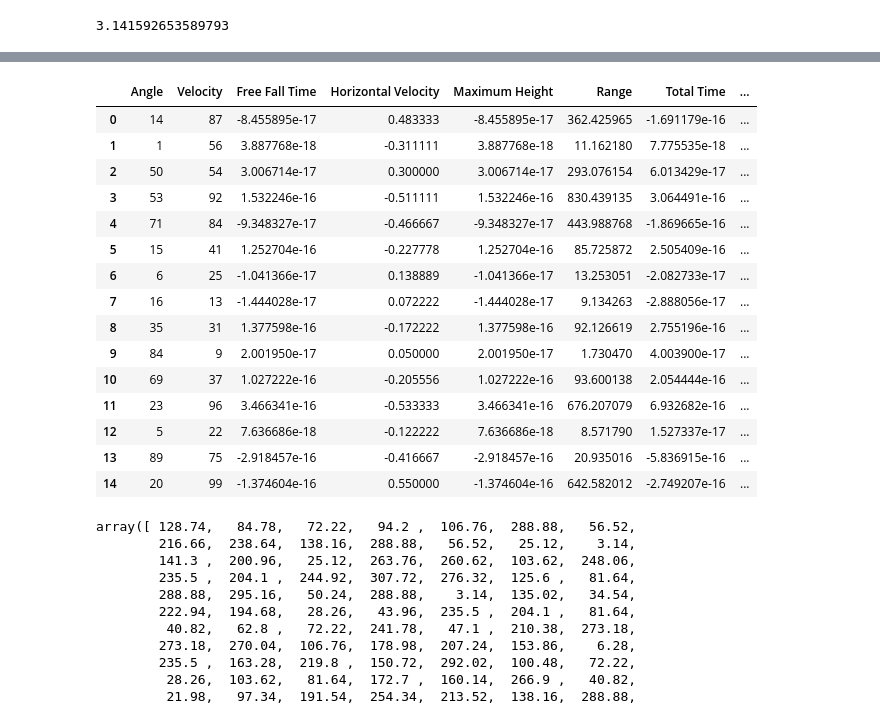
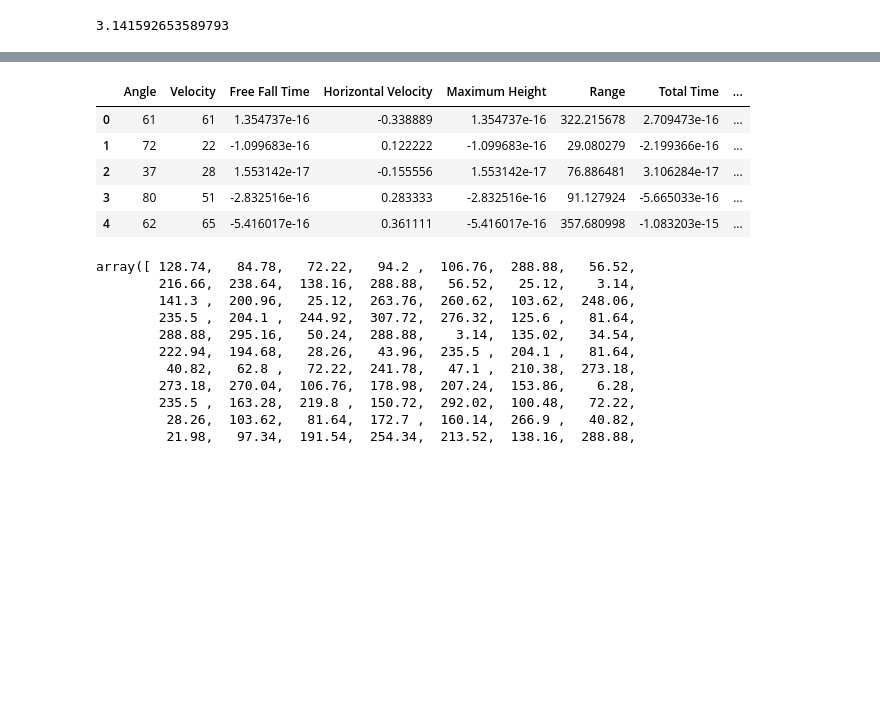
Before and after one commit to AbrahamEapen/Code-Iris, a Jupyter notebook: Backend/Trajectory of Projectile.ipynb, the cells around one changed output, grey strips where cells are left out. Drawn from its saved outputs; the diff is of its cells as text; code cells hidden in the pictures; blank space fills up the shorter version.

```diff
--- a/Backend/Trajectory of Projectile.ipynb
+++ b/Backend/Trajectory of Projectile.ipynb
@@ -57,37 +53,27 @@ print(Range)
 # %%
 # Creating the dataframe
 moo = pd.DataFrame({'Angle': angle,
                     'Velocity': velocity,
-                   'Horizontal Velocity': horizontal_velocity,
-                   'Vertical Velocity': vertical_velocity,
-                   'Free Fall Time': free_fall_time,
-                   'Total Time': total_time,
+                    'Horizontal Velocity': horizontal_velocity,
+                    'Vertical Velocity': vertical_velocity,
+                    'Free Fall Time': free_fall_time,
+                    'Total Time': total_time,
                     'Maximum Height': maximum_height,
-                   'Range': Range
+                    'Range': Range
                    },
                    columns=['Angle','Velocity','Free Fall Time','Horizontal Velocity','Maximum Height','Range','Total Time','Vertical Velocity']
-                  )
+                   )
 # Data Munging
 
 # Display the dataframe
-moo.head(15)
+moo.head(5)
 # %% [output]
 |  | Angle | Velocity | Free Fall Time | Horizontal Velocity | Maximum Height | Range | Total Time | ... |
-| 0 | 14 | 87 | -8.455895e-17 | 0.483333 | -8.455895e-17 | 362.425965 | -1.691179e-16 | ... |
-| 1 | 1 | 56 | 3.887768e-18 | -0.311111 | 3.887768e-18 | 11.162180 | 7.775535e-18 | ... |
-| 2 | 50 | 54 | 3.006714e-17 | 0.300000 | 3.006714e-17 | 293.076154 | 6.013429e-17 | ... |
-| 3 | 53 | 92 | 1.532246e-16 | -0.511111 | 1.532246e-16 | 830.439135 | 3.064491e-16 | ... |
-| 4 | 71 | 84 | -9.348327e-17 | -0.466667 | -9.348327e-17 | 443.988768 | -1.869665e-16 | ... |
-| 5 | 15 | 41 | 1.252704e-16 | -0.227778 | 1.252704e-16 | 85.725872 | 2.505409e-16 | ... |
-| 6 | 6 | 25 | -1.041366e-17 | 0.138889 | -1.041366e-17 | 13.253051 | -2.082733e-17 | ... |
-| 7 | 16 | 13 | -1.444028e-17 | 0.072222 | -1.444028e-17 | 9.134263 | -2.888056e-17 | ... |
-| 8 | 35 | 31 | 1.377598e-16 | -0.172222 | 1.377598e-16 | 92.126619 | 2.755196e-16 | ... |
-| 9 | 84 | 9 | 2.001950e-17 | 0.050000 | 2.001950e-17 | 1.730470 | 4.003900e-17 | ... |
-| 10 | 69 | 37 | 1.027222e-16 | -0.205556 | 1.027222e-16 | 93.600138 | 2.054444e-16 | ... |
-| 11 | 23 | 96 | 3.466341e-16 | -0.533333 | 3.466341e-16 | 676.207079 | 6.932682e-16 | ... |
-| 12 | 5 | 22 | 7.636686e-18 | -0.122222 | 7.636686e-18 | 8.571790 | 1.527337e-17 | ... |
-| 13 | 89 | 75 | -2.918457e-16 | -0.416667 | -2.918457e-16 | 20.935016 | -5.836915e-16 | ... |
-| 14 | 20 | 99 | -1.374604e-16 | 0.550000 | -1.374604e-16 | 642.582012 | -2.749207e-16 | ... |
+| 0 | 61 | 61 | 1.354737e-16 | -0.338889 | 1.354737e-16 | 322.215678 | 2.709473e-16 | ... |
+| 1 | 72 | 22 | -1.099683e-16 | 0.122222 | -1.099683e-16 | 29.080279 | -2.199366e-16 | ... |
+| 2 | 37 | 28 | 1.553142e-17 | -0.155556 | 1.553142e-17 | 76.886481 | 3.106284e-17 | ... |
+| 3 | 80 | 51 | -2.832516e-16 | 0.283333 | -2.832516e-16 | 91.127924 | -5.665033e-16 | ... |
+| 4 | 62 | 65 | -5.416017e-16 | 0.361111 | -5.416017e-16 | 357.680998 | -1.083203e-15 | ... |
 # %%
 np.array(velocity) * 3.14
 # %% [output]
```
Also changed, not shown: parts of 17 cells of this notebook, 2 other files.
